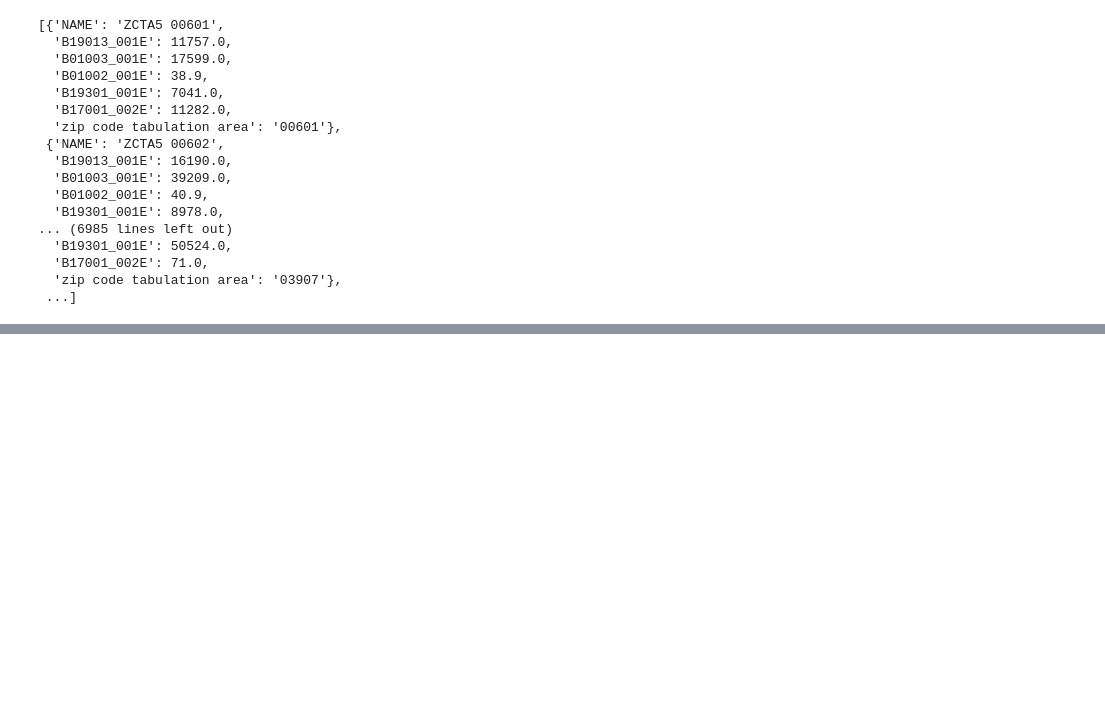
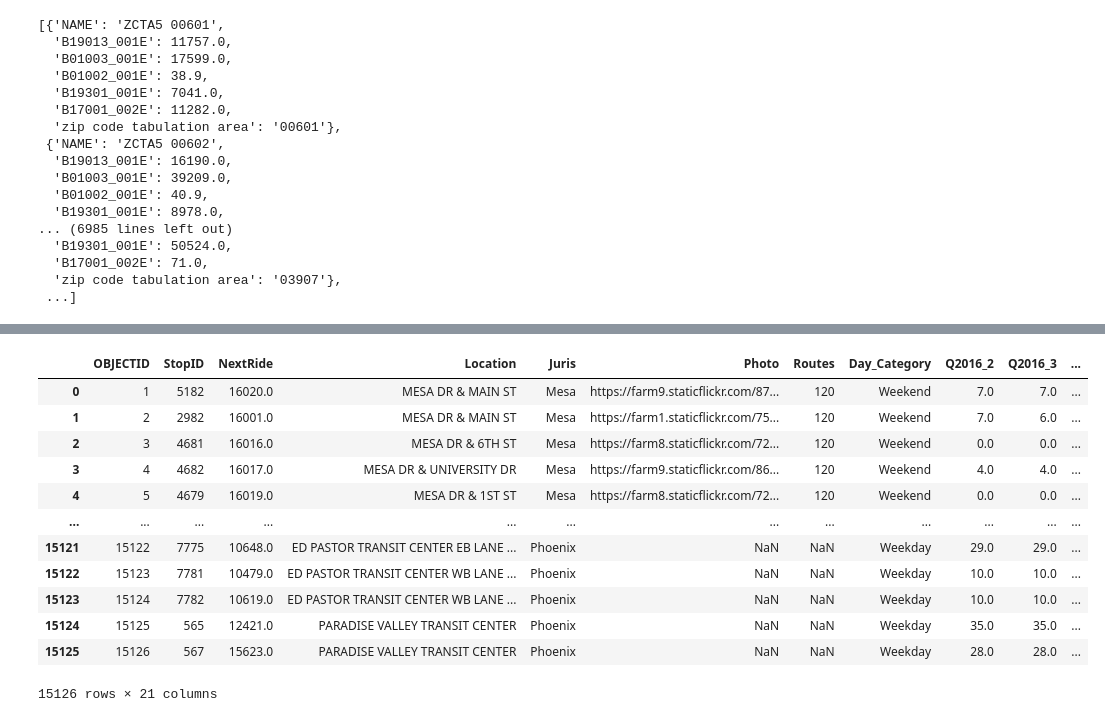
Before and after one commit to phil-wew/group_project1, a Jupyter notebook: PW/PW_ValleyMetro_all_Ridership.ipynb, the cells around one changed output, grey strips where cells are left out. Saved outputs shown, nothing was run; the diff lists cells and outputs as text; code cells hidden in the pictures; blank space fills up the shorter version.

```diff
--- a/PW/PW_ValleyMetro_all_Ridership.ipynb
+++ b/PW/PW_ValleyMetro_all_Ridership.ipynb
@@ -78,0 +85,18 @@ all_bus_stops
+# %%
+bus_riders = pd.read_csv(r'../CSVs/Valley_Metro_Bus_Ridership.csv')
+# %%
+bus_riders
+# %% [output]
+|  | OBJECTID | StopID | NextRide | Location | Juris | Photo | Routes | Day_Category | Q2016_2 | Q2016_3 | ... |
+| 0 | 1 | 5182 | 16020.0 | MESA DR & MAIN ST | Mesa | https://farm9.staticflickr.com/87... | 120 | Weekend | 7.0 | 7.0 | ... |
+| 1 | 2 | 2982 | 16001.0 | MESA DR & MAIN ST | Mesa | https://farm1.staticflickr.com/75... | 120 | Weekend | 7.0 | 6.0 | ... |
+| 2 | 3 | 4681 | 16016.0 | MESA DR & 6TH ST | Mesa | https://farm8.staticflickr.com/72... | 120 | Weekend | 0.0 | 0.0 | ... |
+| 3 | 4 | 4682 | 16017.0 | MESA DR & UNIVERSITY DR | Mesa | https://farm9.staticflickr.com/86... | 120 | Weekend | 4.0 | 4.0 | ... |
+| 4 | 5 | 4679 | 16019.0 | MESA DR & 1ST ST | Mesa | https://farm8.staticflickr.com/72... | 120 | Weekend | 0.0 | 0.0 | ... |
+| ... | ... | ... | ... | ... | ... | ... | ... | ... | ... | ... | ... |
+| 15121 | 15122 | 7775 | 10648.0 | ED PASTOR TRANSIT CENTER EB LANE ... | Phoenix | NaN | NaN | Weekday | 29.0 | 29.0 | ... |
+| 15122 | 15123 | 7781 | 10479.0 | ED PASTOR TRANSIT CENTER WB LANE ... | Phoenix | NaN | NaN | Weekday | 10.0 | 10.0 | ... |
+| 15123 | 15124 | 7782 | 10619.0 | ED PASTOR TRANSIT CENTER WB LANE ... | Phoenix | NaN | NaN | Weekday | 10.0 | 10.0 | ... |
+| 15124 | 15125 | 565 | 12421.0 | PARADISE VALLEY TRANSIT CENTER | Phoenix | NaN | NaN | Weekday | 35.0 | 35.0 | ... |
+| 15125 | 15126 | 567 | 15623.0 | PARADISE VALLEY TRANSIT CENTER | Phoenix | NaN | NaN | Weekday | 28.0 | 28.0 | ... |
+15126 rows × 21 columns
```
Also changed, not shown: parts of 18 cells of this notebook, 2 other files.
